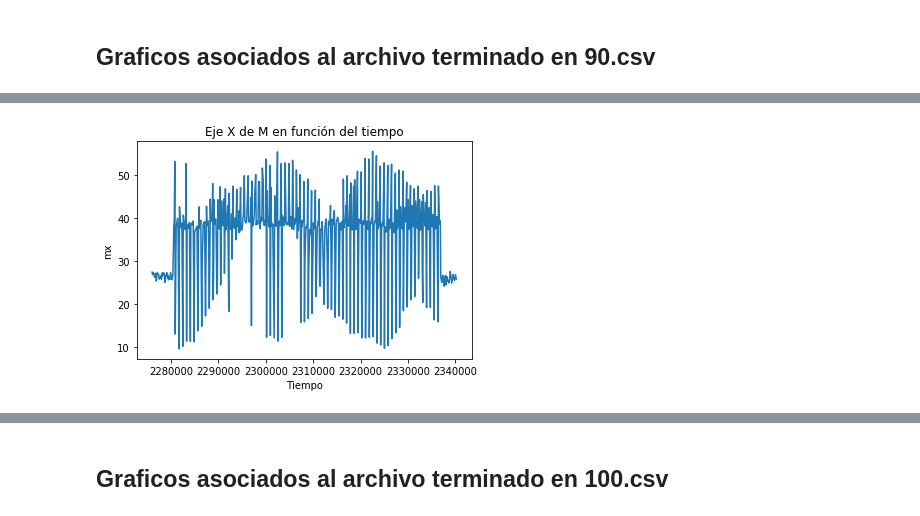
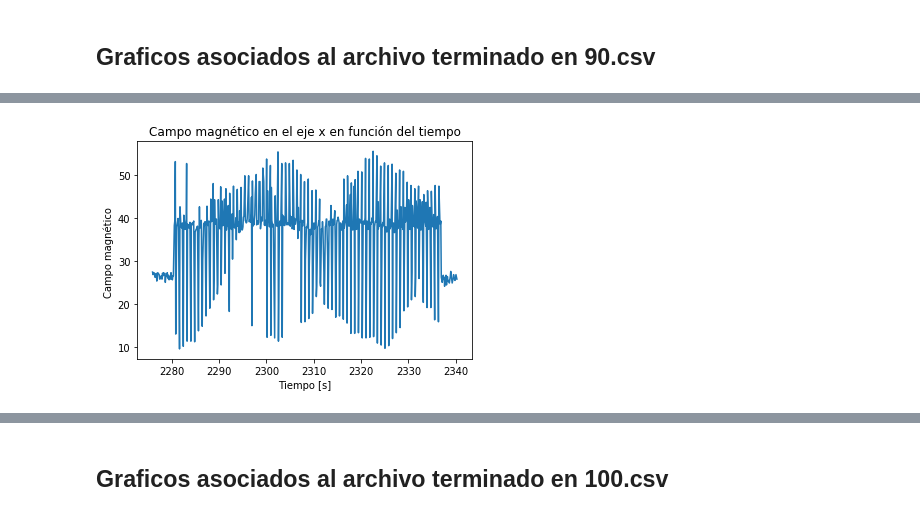
Before and after one commit to Luninni/ExperenciaSatelites, a Jupyter notebook: graficos.ipynb, the cells around one changed output, grey strips where cells are left out. Drawn from its saved outputs; the diff is of its cells as text; code cells hidden in the pictures.

```diff
--- a/graficos.ipynb
+++ b/graficos.ipynb
@@ -531,0 +626,10 @@ archivo.close()
+# %%
+B7=[]
+
+for i in range(len(mx7)):
+      B7.append((mx7[i]**2+my7[i]**2+mz7[i]**2)**(1.0/2))
+plt.plot(time7,B7)
+
+plt.xlabel("Tiempo [s]")
+plt.ylabel("Módulo del campo magnético")
+plt.title("Módulo del campo magnético en función del tiempo")
@@ -593,3 +704,16 @@ while(stringDatos!=""):
     tail38.append(float(dataStr[9]))
     stringDatos=archivo.readline()
 archivo.close()
+# %%
+for i in range(len(time8)):
+    time8[i]/=1000
+# %%
+B8=[]
+
+for i in range(len(mx8)):
+      B8.append((mx8[i]**2+my8[i]**2+mz8[i]**2)**(1.0/2))
+plt.plot(time8,B8)
+
+plt.xlabel("Tiempo [s]")
+plt.ylabel("Módulo del campo magnético")
+plt.title("Módulo del campo magnético en función del tiempo")
@@ -657,3 +788,6 @@ while(stringDatos!=""):
     tail39.append(float(dataStr[9]))
     stringDatos=archivo.readline()
 archivo.close()
+# %%
+for i in range(len(time9)):
+    time9[i]/=1000
@@ -660,10 +807,10 @@ archivo.close()
 # %%
 plt.plot(time9,mx9)
-plt.xlabel("Tiempo")
-plt.ylabel("mx")
-plt.title("Eje X de M en función del tiempo")
+plt.xlabel("Tiempo [s]")
+plt.ylabel("Campo magnético ")
+plt.title("Campo magnético en el eje x en función del tiempo")
 plt.show()
 # %% [output]
-[figure, old version]
+[figure, new version]
 # %%
 plt.plot(time9,my9)
```
Also changed, not shown: parts of 56 cells of this notebook.
